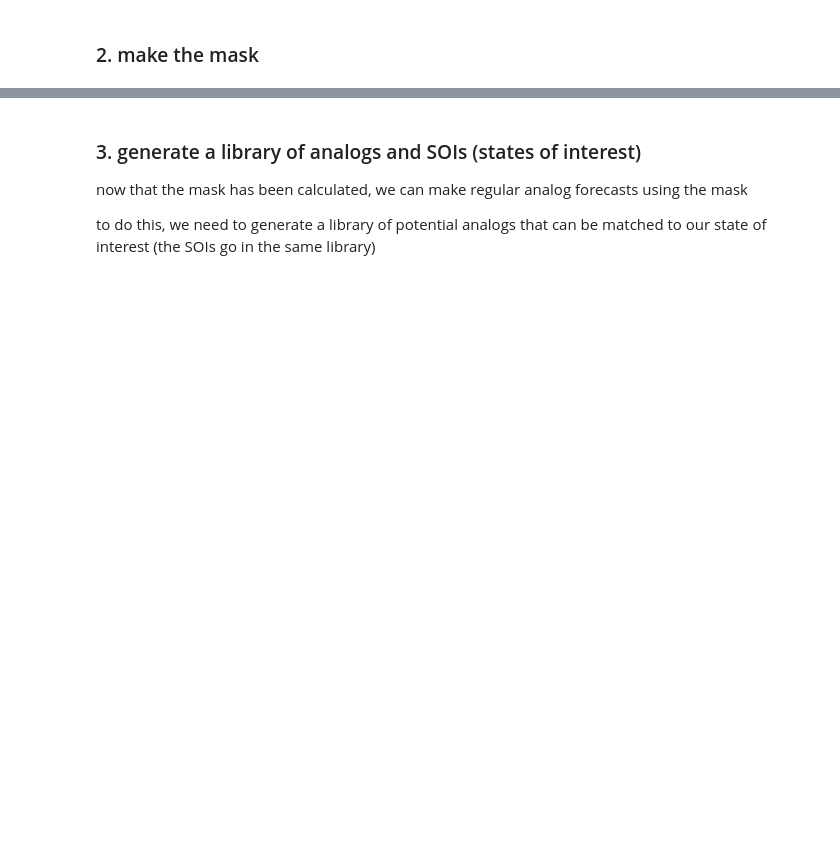
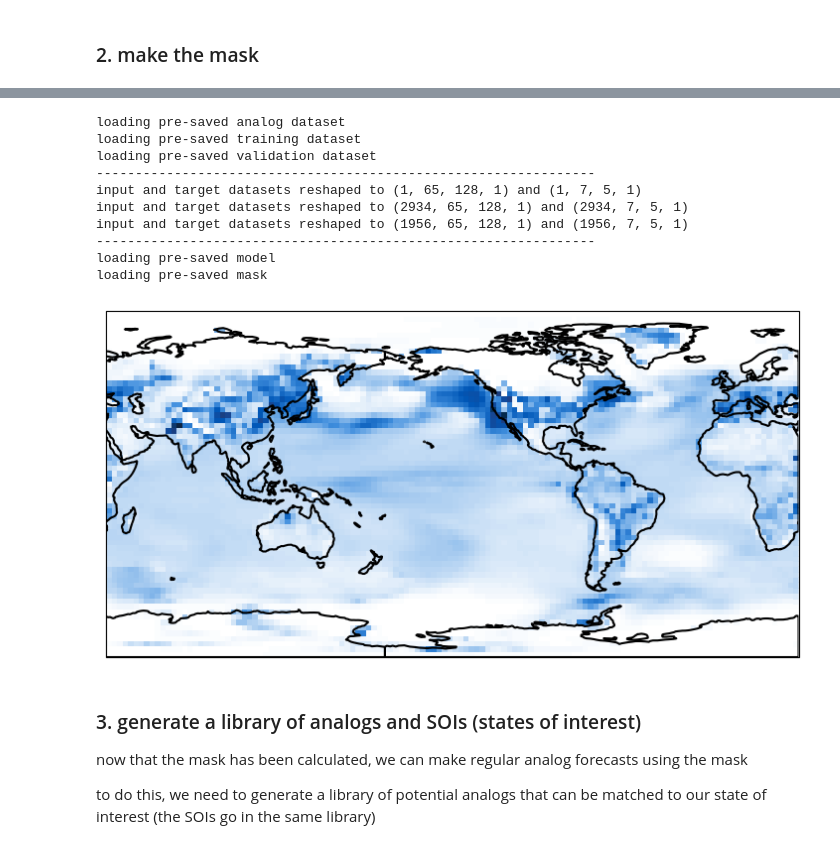
Before and after one commit to mafern/mask-analog-predictions, a Jupyter notebook: new_experiment.ipynb, the cells around one changed output, grey strips where cells are left out. Saved outputs shown, nothing was run; the diff lists cells and outputs as text; code cells hidden in the pictures; blank space fills up the shorter version.

```diff
--- a/new_experiment.ipynb
+++ b/new_experiment.ipynb
@@ -57,6 +55,8 @@ None
+# %%
+experiment_name = 'single_year1981'
 # %%
 # now, define a new experiment with all the settings you want to change
-new_exp = exp_object.make_exp_dictionary('new_experiment', variable_list=['tas',], analog_models=['CanESM5', 'MIROC-ES2L'], soi_models=['CanESM5', 'MIROC-ES2L'], leadtime=5, output_period='1Y', region='western us', baseline=[1961, 1990], split=[5, 2, 2], method='jamin', prediction_nodes=[5, 5, 5], prediction_activation='elu', learning_rate=0.001, mask=False, data_period='monthly', roll_period=False, window=1, resolutions=None, season=False, time_range=None, norm_data=True, remove_trend=False, remove_seasonality=False, loss='mse', patience=50, min_delta=0.0005, batch_size=64, val_batch_size=2500, max_epochs=5000, mask_activation='relu', mask_init="ones", mask_l1=0.0, mask_l2=0.0, norm_weights=True, seed=20)
+new_exp = exp_object.make_exp_dictionary(experiment_name, variable_list=['tas',], analog_models=["ERA51981"], soi_models=["ACCESS-ESM1-5", "CESM2", "GISS-E2-2-G", "MIROC-ES2L", "MPI-ESM1-2-LR", "MRI-ESM2-0"], leadtime=1, output_period='1Y', region='western us', baseline=False, split=[1, 3, 2], method='jacob', prediction_nodes=[5, 5, 5], prediction_activation='elu', learning_rate=0.001, mask=False, data_period='monthly', roll_period=False, window=False, resolutions=[2.7672718509152787, 2.8125], season=False, time_range=None, norm_data=False, remove_trend=False, remove_seasonality=False, loss='mse', patience=50, min_delta=0.0005, batch_size=64, val_batch_size=2500, max_epochs=5000, mask_activation='relu', mask_init="ones", mask_l1=0.0, mask_l2=0.0, norm_weights=True, seed=20)
 
 # this adds the experiment to the json file
 exp_object.add_experiment(new_exp)
@@ -68,6 +96,19 @@ exp_object.make_mask('new_experiment')
 # %%
 # plot the mask
-exp_object.plot_mask('new_experiment', colorbar=False)
+exp_object.plot_mask(experiment_name, colorbar=False)
+# exp_object.make_mask_gif(experiment_name)
+# %% [output]
+loading pre-saved analog dataset
+loading pre-saved training dataset
+loading pre-saved validation dataset
+----------------------------------------------------------------
+input and target datasets reshaped to (1, 65, 128, 1) and (1, 7, 5, 1)
+input and target datasets reshaped to (2934, 65, 128, 1) and (2934, 7, 5, 1)
+input and target datasets reshaped to (1956, 65, 128, 1) and (1956, 7, 5, 1)
+----------------------------------------------------------------
+loading pre-saved model
+loading pre-saved mask
+[figure, added]
 # %% [markdown]
 ### 3. generate a library of analogs and SOIs (states of interest)
 
```
Also changed, not shown: parts of 14 cells of this notebook.
